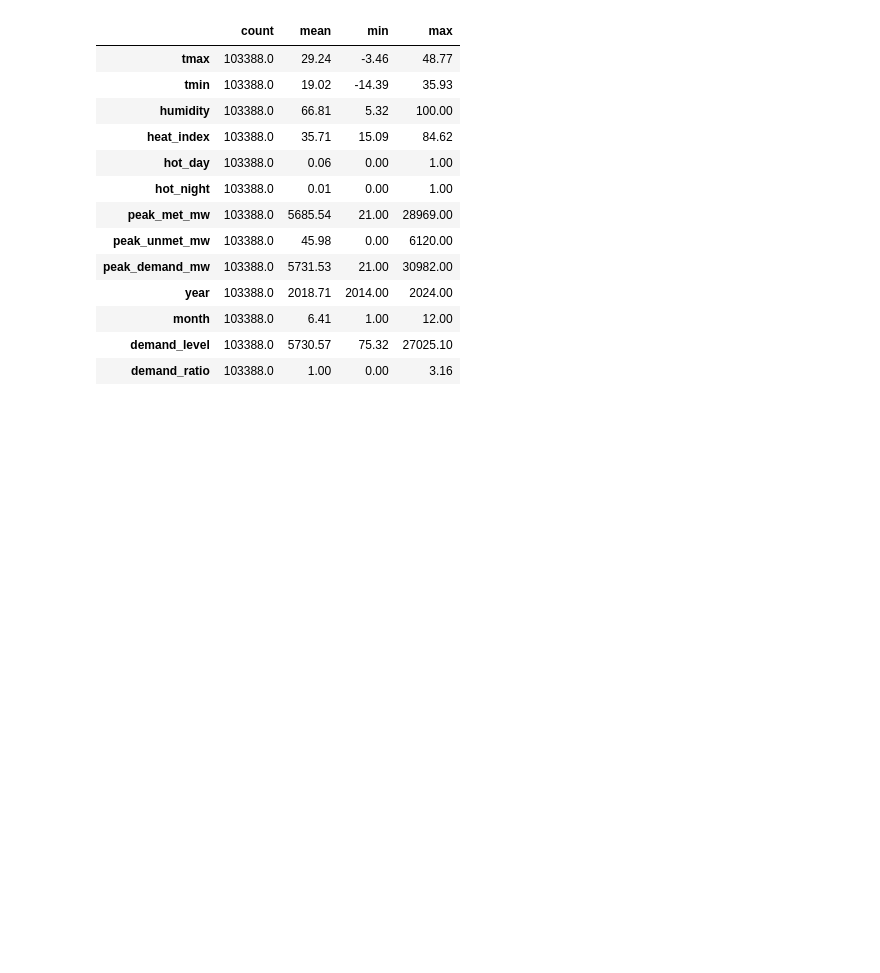
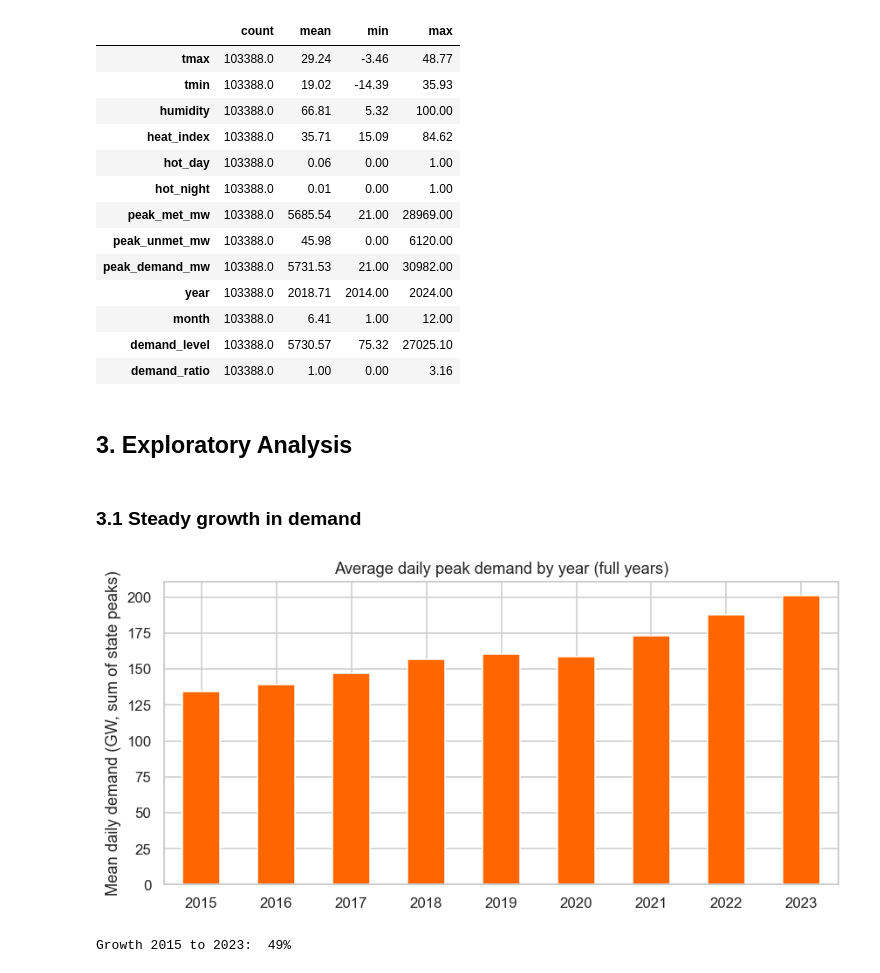
Before and after one commit to mkrohit1798/India-Heatwave-Electricity-Demand, a Jupyter notebook: notebooks/Untitled.ipynb, the cells around one changed output. Cells and saved outputs as stored; diff of their text form; code cells hidden in the pictures; blank space fills up the shorter version.

Commit message:
Add exploratory analysis and takeaways

```diff
--- a/notebooks/Untitled.ipynb
+++ b/notebooks/Untitled.ipynb
@@ -9,6 +9,9 @@ import numpy as np
 import matplotlib.pyplot as plt
 import seaborn as sb
 
+sb.set_theme(style="whitegrid", context="notebook")
+plt.rcParams["figure.dpi"] = 110
+
 DATA_PATH = Path("../data/final_dataset.csv")
 PROCESSED_DIR = Path("../data/processed")
 PROCESSED_DIR.mkdir(parents=True, exist_ok=True)
@@ -159,3 +162,26 @@ df.describe().T[['count', 'mean', 'min', 'max']].round(2)
 | month | 103388.0 | 6.41 | 1.00 | 12.00 |
 | demand_level | 103388.0 | 5730.57 | 75.32 | 27025.10 |
 | demand_ratio | 103388.0 | 1.00 | 0.00 | 3.16 |
+# %% [markdown]
+## 3. Exploratory Analysis
+# %% [markdown]
+### 3.1 Steady growth in demand
+# %%
+national = df.groupby('date')['peak_demand_mw'].sum().rename('total_mw').reset_index()
+national['year'] = national['date'].dt.year
+annual = national.groupby('year')['total_mw'].mean() / 1000
+annual = annual.loc[2015:2023] #full years only (2014 lacks AP/Telangana, 2024 is partial)
+# national.head(40)
+# national.tail(40)
+fig, ax = plt.subplots(figsize = (8,4))
+annual.plot(kind = "bar", ax = ax, color = "#ff6600")
+ax.set_ylabel("Mean daily demand (GW, sum of state peaks)")
+ax.set_xlabel("")
+ax.set_title("Average daily peak demand by year (full years)")
+plt.xticks(rotation = 0)
+plt.tight_layout()
+plt.show()
+print(f"Growth {annual.index[0]} to {annual.index[-1]}: {annual.iloc[-1] / annual.iloc[0] - 1: .0%}")
+# %% [output]
+[figure, added]
+Growth 2015 to 2023:  49%
```
Also changed, not shown: parts of 10 cells of this notebook.
